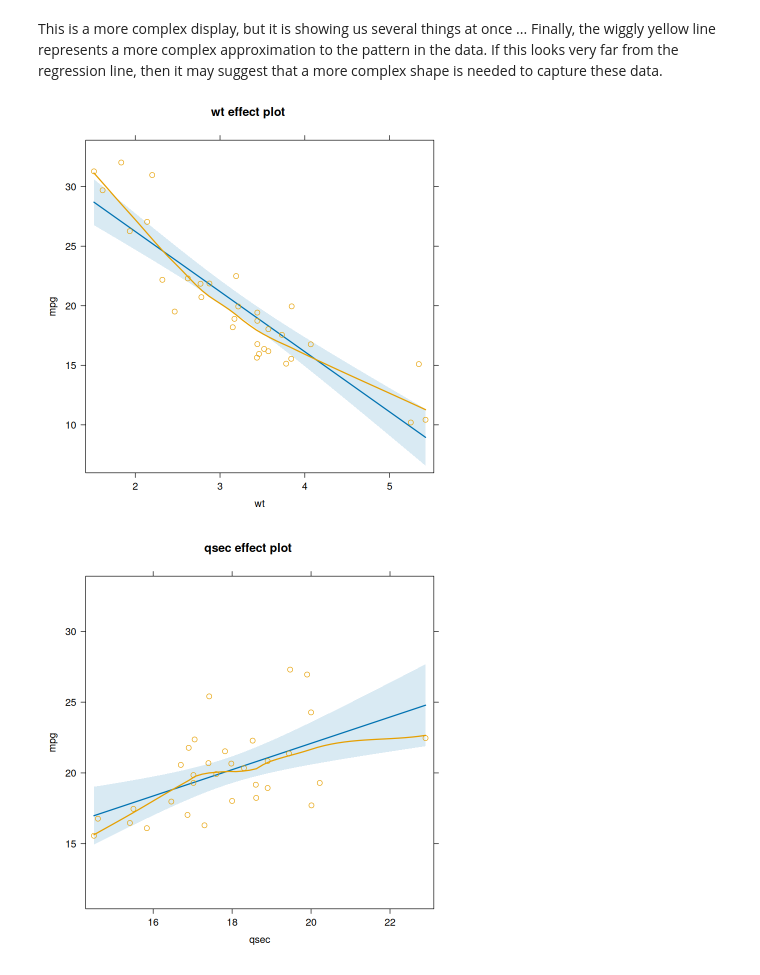
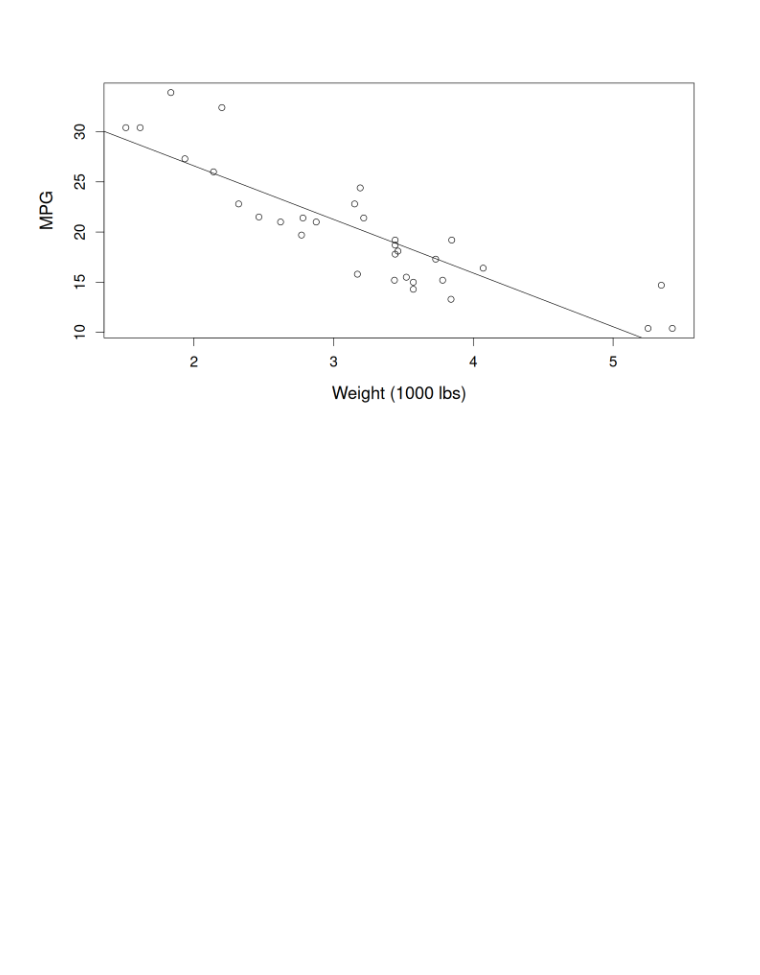
Before and after one commit to PCHN63101-Advanced-Data-Skills/Simple-Multiple-Regression, a Jupyter notebook: 5.estimated-model.ipynb, the cells around one changed output. Drawn from its saved outputs; the diff is of its cells as text; code cells hidden in the pictures; blank space fills up the shorter version.

```diff
--- a/5.estimated-model.ipynb
+++ b/5.estimated-model.ipynb
@@ -39,5 +47,5 @@ though this starts to get a little difficult to parse. Neverthless, the point is
 # %%
-mod <- lm('mpg ~ wt', data=mtcars)
+mod <- lm(mpg ~ wt, data=mtcars)
 summary(mod)
 # %% [output]
 Call:
@@ -65,0 +146,3 @@ However, there are still a lot of things we do not know ... Most of these questi
+# %%
+mod.2 <- lm(mpg ~ wt -1, data=mtcars)
+print(summary(mod.2)$sigma^2)
@@ -65,0 +153,4 @@ However, there are still a lot of things we do not know ... Most of these questi
+# %%
+i.wt <- 1/mtcars$wt
+mod.3 <- lm(mpg ~ i.wt -1, data=mtcars)
+print(summary(mod.3)$sigma^2)
@@ -78,10 +184,0 @@ plot(effect('wt', mod, residuals=TRUE))
-# %% [markdown]
-This is a more complex display, but it is showing us several things at once ... Finally, the wiggly yellow line represents a more complex approximation to the pattern in the data. If this looks very far from the regression line, then it may suggest that a more complex shape is needed to capture these data.
-# %%
-library(effects)
-mod <- lm(mpg ~ wt + qsec, data=mtcars)
-plot(effect("wt", mod, residuals=TRUE))
-plot(effect("qsec", mod, residuals=TRUE))
-# %% [output]
-[figure, removed]
-[figure, removed]
@@ -87,0 +187,6 @@ plot(effect("qsec", mod, residuals=TRUE))
+# %%
+par(cex.lab=1.3, cex.axis=1.1, cex=1.4) # plot scaling
+plot(x=mtcars$wt, y=mtcars$mpg, xlab="Weight (1000 lbs)", ylab="MPG")
+abline(reg=mod)
+# %% [output]
+[figure, added]
```
Also changed, not shown: parts of 30 cells of this notebook, 19 other files.
